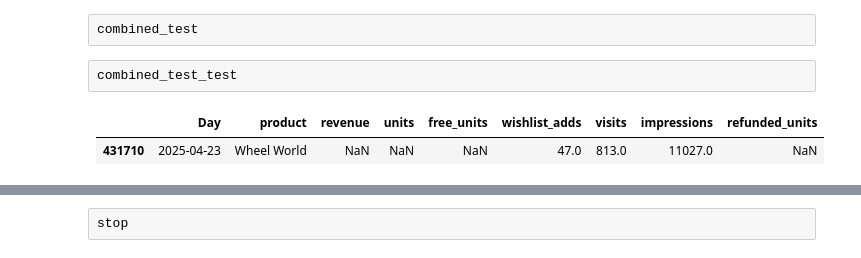
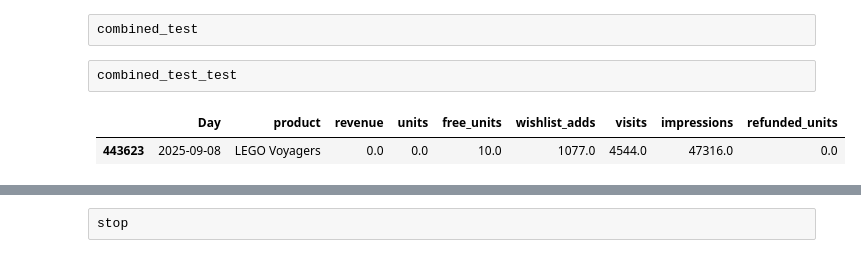
Before and after one commit to dougsack/IndieBI-Sales-EDA, a Jupyter notebook: Time_Series_Mongo_DB_Update.ipynb, the cells around one changed output, grey strips where cells are left out. Saved outputs shown, nothing was run; the diff lists cells and outputs as text; code cells hidden in the pictures.

```diff
--- a/Time_Series_Mongo_DB_Update.ipynb
+++ b/Time_Series_Mongo_DB_Update.ipynb
@@ -141,10 +141,10 @@ test['Day'] = pd.to_datetime(test['Day'] )
 # %%
 test = test.sort_values(by='Day')
 # %%
-test.query("Day=='2025-04-23' & product =='Wheel World'")
+test.query("Day=='2025-09-08' & product =='LEGO Voyagers'")
 # %% [output]
 |  | Day | product | revenue | units | free_units | wishlist_adds | visits | impressions | refunded_units |
-| 431710 | 2025-04-23 | Wheel World | NaN | NaN | NaN | 47.0 | 813.0 | 11027.0 | NaN |
+| 443623 | 2025-09-08 | LEGO Voyagers | 0.0 | 0.0 | 10.0 | 1077.0 | 4544.0 | 47316.0 | 0.0 |
 # %%
 test['cume_units'] = test.groupby('product')['units'].cumsum()
 test['cume_revs'] = test.groupby('product')['revenue'].cumsum()
```
Also changed, not shown: parts of 10 cells of this notebook, 5 other files.
